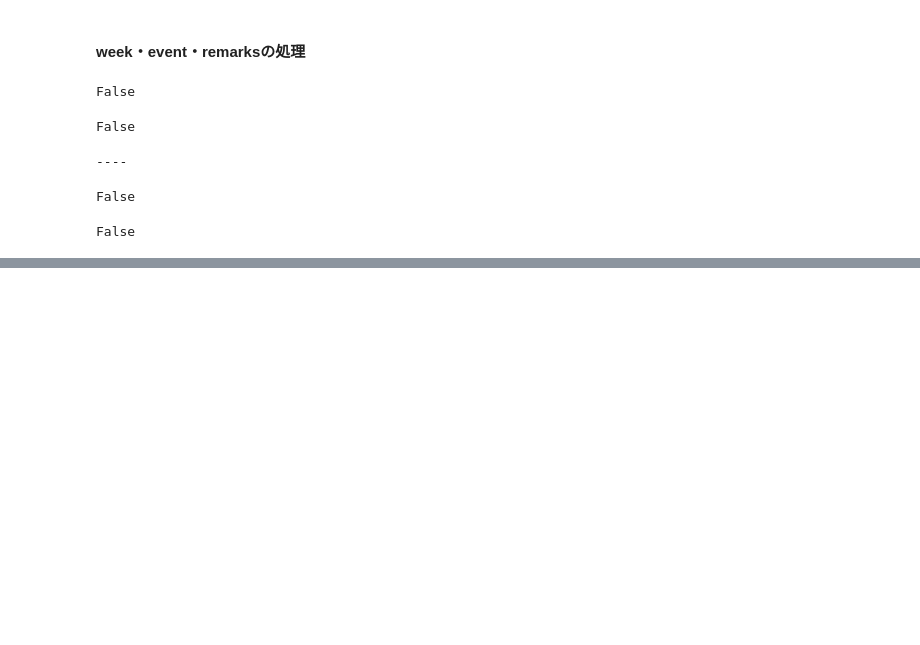
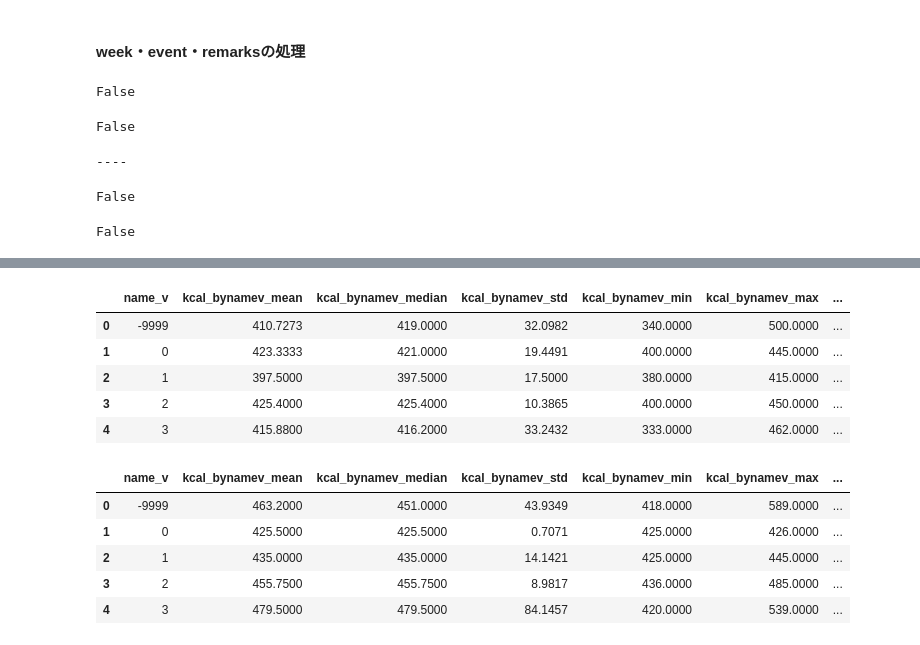
Before and after one commit to idsts2670/signate, a Jupyter notebook: 三菱コンペ/mitsubishi.ipynb, the cells around one changed output, grey strips where cells are left out. Saved outputs shown, nothing was run; the diff lists cells and outputs as text; code cells hidden in the pictures; blank space fills up the shorter version.

```diff
--- a/三菱コンペ/mitsubishi.ipynb
+++ b/三菱コンペ/mitsubishi.ipynb
@@ -703,0 +807,16 @@ def name_change(df):
+# %%
+display(train_num_agg2.iloc[:5,])
+display(test_num_agg2.iloc[:5,])
+# %% [output]
+|  | name_v | kcal_bynamev_mean | kcal_bynamev_median | kcal_bynamev_std | kcal_bynamev_min | kcal_bynamev_max | ... |
+| 0 | -9999 | 410.7273 | 419.0000 | 32.0982 | 340.0000 | 500.0000 | ... |
+| 1 | 0 | 423.3333 | 421.0000 | 19.4491 | 400.0000 | 445.0000 | ... |
+| 2 | 1 | 397.5000 | 397.5000 | 17.5000 | 380.0000 | 415.0000 | ... |
+| 3 | 2 | 425.4000 | 425.4000 | 10.3865 | 400.0000 | 450.0000 | ... |
+| 4 | 3 | 415.8800 | 416.2000 | 33.2432 | 333.0000 | 462.0000 | ... |
+|  | name_v | kcal_bynamev_mean | kcal_bynamev_median | kcal_bynamev_std | kcal_bynamev_min | kcal_bynamev_max | ... |
+| 0 | -9999 | 463.2000 | 451.0000 | 43.9349 | 418.0000 | 589.0000 | ... |
+| 1 | 0 | 425.5000 | 425.5000 | 0.7071 | 425.0000 | 426.0000 | ... |
+| 2 | 1 | 435.0000 | 435.0000 | 14.1421 | 425.0000 | 445.0000 | ... |
+| 3 | 2 | 455.7500 | 455.7500 | 8.9817 | 436.0000 | 485.0000 | ... |
+| 4 | 3 | 479.5000 | 479.5000 | 84.1457 | 420.0000 | 539.0000 | ... |
```
Also changed, not shown: parts of 43 cells of this notebook.
